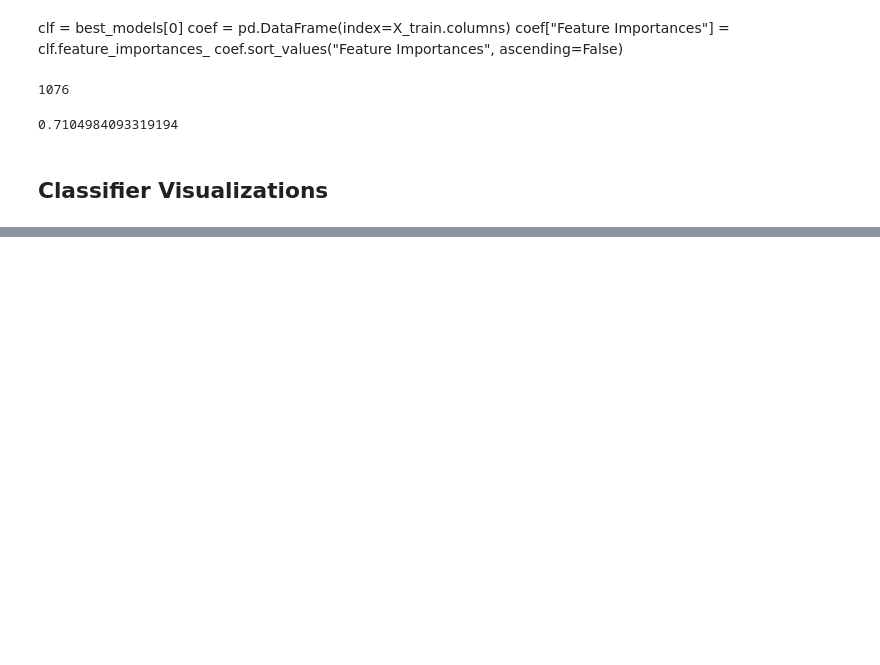
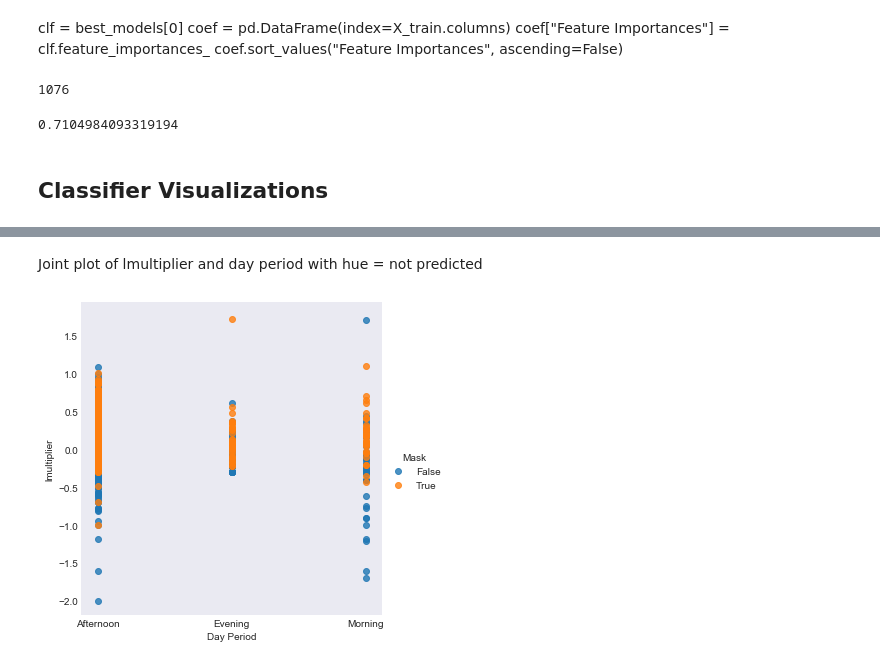
Before and after one commit to qmeeus/auction-optimiser, a Jupyter notebook: Predictive analysis.ipynb, the cells around one changed output, grey strips where cells are left out. Drawn from its saved outputs; the diff is of its cells as text; code cells hidden in the pictures; blank space fills up the shorter version.

```diff
--- a/Predictive analysis.ipynb
+++ b/Predictive analysis.ipynb
@@ -345,0 +416,7 @@ adb.score(X_test, y_test_bins)
+# %% [markdown]
+Joint plot of lmultiplier and day period with hue = not predicted
+# %%
+#Jointplot for time of the day
+g = sns.lmplot(x='Day Period', y='lmultiplier',data = df_vis, size=5, hue = 'Mask', fit_reg=False)
+# %% [output]
+[figure, added]
```
Also changed, not shown: parts of 8 cells of this notebook, 1 other file.
